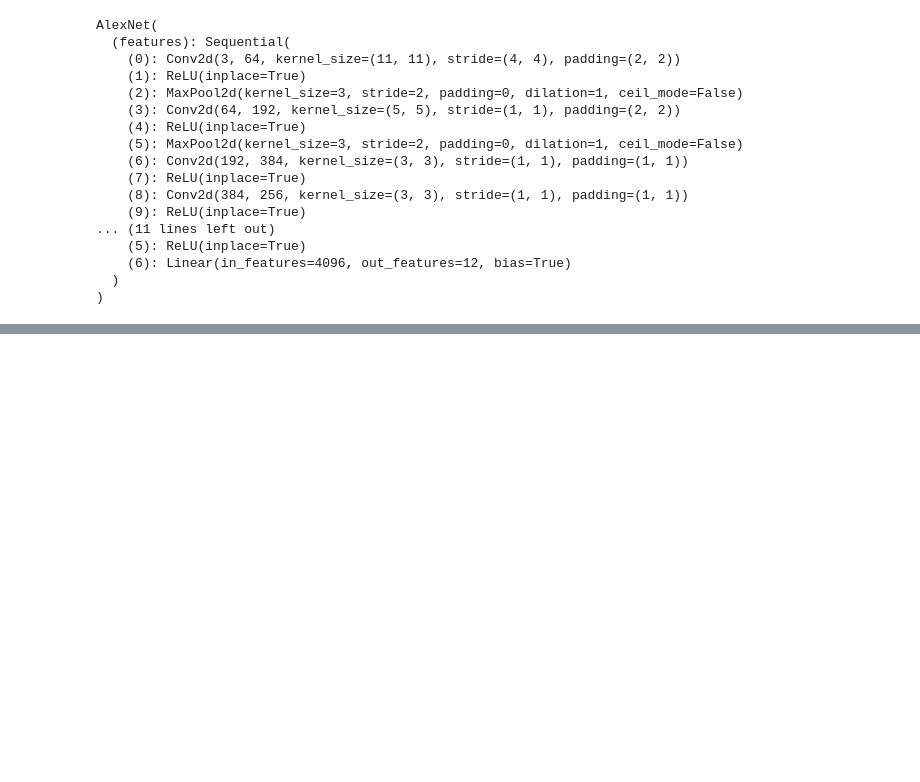
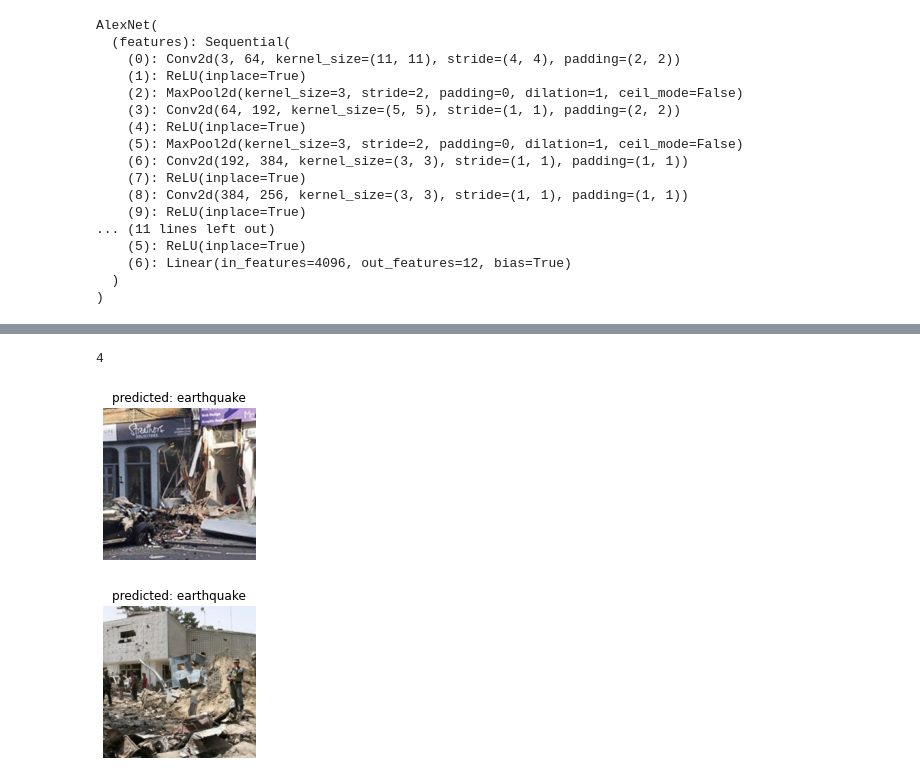
Before and after one commit to Exion35/UT---DataScience, a Jupyter notebook: CVIC Project105.ipynb, the cells around one changed output, grey strips where cells are left out. Cells and saved outputs as stored; diff of their text form; code cells hidden in the pictures; blank space fills up the shorter version.

```diff
--- a/CVIC Project105.ipynb
+++ b/CVIC Project105.ipynb
@@ -108,6 +108,7 @@ trainloader = torch.utils.data.DataLoader(train_dataset, batch_size=4, shuffle=T
 testloader = torch.utils.data.DataLoader(test_dataset, batch_size=4, shuffle=True, num_workers=4)
 # %%
 def imshow(inp, title=None):
+    inp = np.array(inp)
     mean = np.array([0.04544269, 0.04544269, 0.04544269])
     std = np.array([0.21317291, 0.21317291, 0.21317291])
     inp = std * inp + mean
@@ -207,8 +208,8 @@ def train_model(model, criterion, optimizer, num_epochs=25):
     since = time.time()
 
     for epoch in range(num_epochs):
+        print('-' * 10)
         print('Epoch {}/{}'.format(epoch, num_epochs - 1))
-        print('-' * 10)
 
         train_loss = 0
 
@@ -230,8 +231,8 @@ def train_model(model, criterion, optimizer, num_epochs=25):
 
             train_loss += loss.item() * inputs.size(0)
 
-            print('{} Loss: {:.4f}'.format(
-               'train', train_loss / train_size))
+        print('{} loss: {:.4f}'.format(
+               'Train', train_loss / train_size))
 
     time_elapsed = time.time() - since
     print('Training complete in {:.0f}m {:.0f}s'.format(
@@ -239,5 +240,5 @@ def train_model(model, criterion, optimizer, num_epochs=25):
 
     return model
 # %%
-alexnet = train_model(alexnet, criterion, optimizer_ft, num_epochs=10)
+alexnet = train_model(alexnet, criterion, optimizer_ft, num_epochs=25)
 # %% [output]
@@ -294,0 +296,32 @@ Accuracy of Alexnet algorithm over the testing set of 137 images : 60.0364963503
+# %%
+def visualize_model(model, num_images=1):
+    if num_images % 2 != 0:
+        num_images += 1
+    was_training = model.training
+    model.eval()
+    images_so_far = 0
+    fig = plt.figure()
+    with torch.no_grad():
+        for (i, data) in enumerate(testloader, 0):
+            inputs, labels = data[0].to(device), data[1].to(device)
+            inputs = inputs.permute(0,3,2,1)
+            outputs = model(inputs)
+            _, preds = torch.max(outputs, 1)
+            inputs = inputs.permute(0,3,2,1)
+            for j in range(inputs.size()[0]):
+                images_so_far += 1
+                ax = plt.subplot(num_images//2, 2, images_so_far)
+                ax.axis('off')
+                ax.set_title('predicted: {}'.format(dataset.classes[preds[j]]))
+                imshow(inputs.cpu().data[j])
+
+                if images_so_far == num_images:
+                    model.train(mode=was_training)
+                    return
+        model.train(mode=was_training)
+# %%
+visualize_model(alexnet,1)
+# %% [output]
+4
+[figure, added]
+[figure, added]
```
Also changed, not shown: parts of 10 cells of this notebook.
